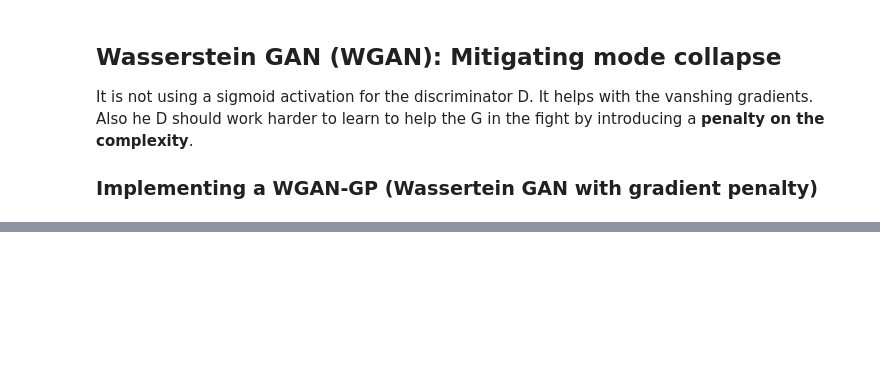
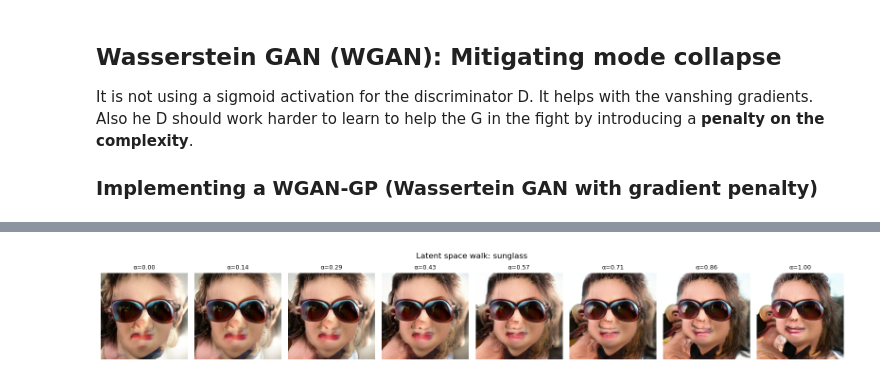
Before and after one commit to Efrazar/Bio-AI-foundations, a Jupyter notebook: Inside_Deep_Learning/09_Generative_Adversarial_Networks.ipynb, the cells around one changed output, grey strips where cells are left out. Saved outputs shown, nothing was run; the diff lists cells and outputs as text; code cells hidden in the pictures; blank space fills up the shorter version.

Commit message:
Convolutional GANs and use of pretrained GANs from huggingFace as demonstration of latent space Z

```diff
--- a/Inside_Deep_Learning/09_Generative_Adversarial_Networks.ipynb
+++ b/Inside_Deep_Learning/09_Generative_Adversarial_Networks.ipynb
@@ -57,7 +57,7 @@ batch_size = 128
 latent_d = 128
 neurons = 512
 out_shape = (-1,  28, 28)
-num_epochs = 20
+num_epochs = 50
 # %%
 # View class to conver the image shape
 class View(nn.Module):
@@ -1439,0 +1620,11 @@ Displayed 100 generated samples  (seed=42)
+# %%
+import torch
+import nltk
+print(nltk.__version__)
+
+nltk.download('wordnet')
+from pytorch_pretrained_biggan import (BigGAN, truncated_noise_sample,
+                                       one_hot_from_names, save_as_images)
+
+device = "cuda" if torch.cuda.is_available() else "cpu"
+model = BigGAN.from_pretrained('biggan-deep-256').to(device).eval()
@@ -1439,0 +1634,33 @@ Displayed 100 generated samples  (seed=42)
+# %%
+# Explore the images generated by the BigGAN trained model.
+
+import matplotlib.pyplot as plt
+from pytorch_pretrained_biggan import convert_to_images
+
+# Latent space exploration: interpolate between two random z vectors
+n_images = 8   # <- desired number of images, change freely
+name = 'sunglass'
+
+z1 = torch.from_numpy(truncated_noise_sample(batch_size=1, dim_z=128, truncation=0.4)).to(device)
+z2 = torch.from_numpy(truncated_noise_sample(batch_size=1, dim_z=128, truncation=0.4)).to(device)
+y  = torch.from_numpy(one_hot_from_names(name, batch_size=1)).to(device)
+
+frames = []
+with torch.no_grad():
+    for i, alpha in enumerate(torch.linspace(0, 1, n_images)):
+        z = (1 - alpha) * z1 + alpha * z2          # linear walk through latent space
+        img = model(z, y, truncation=0.4)
+        frames.extend(convert_to_images(img.cpu()))  # tensor -> PIL.Image, no disk write
+
+# Display all frames inline as a single row
+fig, axes = plt.subplots(1, n_images, figsize=(2 * n_images, 2.5))
+for ax, frame, alpha in zip(axes, frames, torch.linspace(0, 1, n_images)):
+    ax.imshow(frame)
+    ax.set_title(f"α={alpha:.2f}", fontsize=9)
+    ax.axis("off")
+
+plt.suptitle(f"Latent space walk: {name}", fontsize=12)
+plt.tight_layout()
+plt.show()
+# %% [output]
+[figure, added]
```
Also changed, not shown: parts of 24 cells of this notebook, 1 other file.
